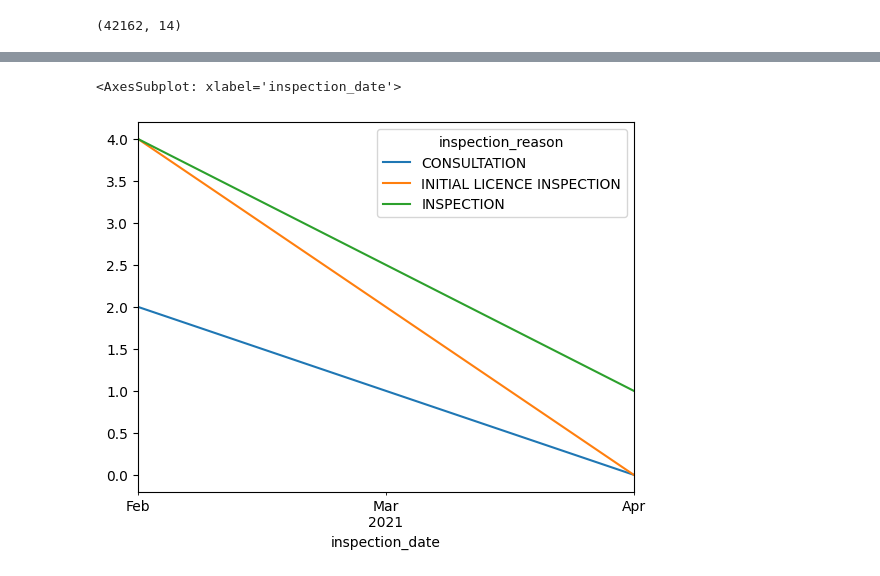
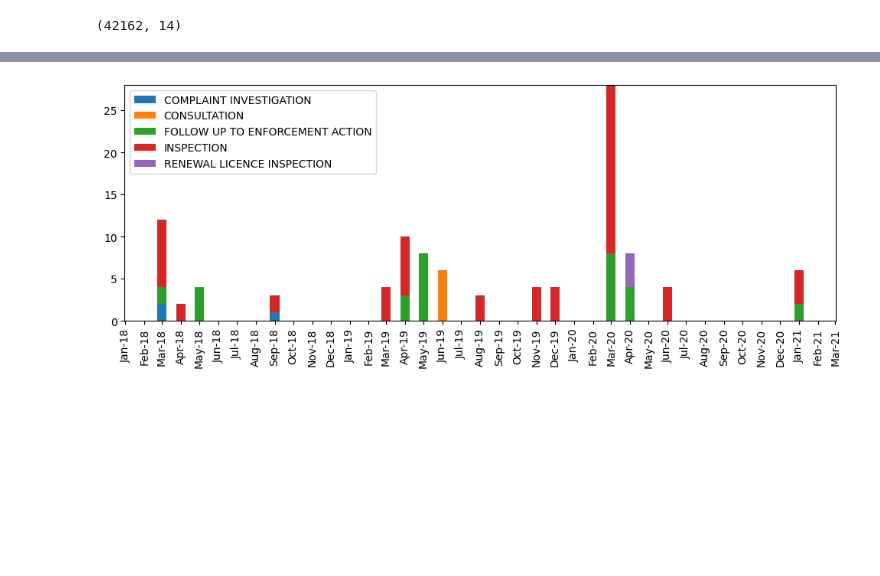
Before and after one commit to brunocgf/calgary_childcares, a Jupyter notebook: workbook.ipynb, the cells around one changed output, grey strips where cells are left out. Drawn from its saved outputs; the diff is of its cells as text; code cells hidden in the pictures; blank space fills up the shorter version.

Commit message:
filtered incident plot

```diff
--- a/workbook.ipynb
+++ b/workbook.ipynb
@@ -239,6 +242,8 @@ df_clean = pd.read_feather("./data/clean.feather")
 df_clean.shape
 # %% [output]
 (42162, 14)
+# %%
+df_clean = df_clean[df_clean['inspection_date'] > '2018-01-01']
 # %%
 df_clean.groupby(['program_name', 'inspection_reason']).agg({'index': 'count', 'inspection_date': 'max'}).reset_index().sort_values('index', ascending=False).head(10)
 # %% [output]
@@ -256,4 +261,4 @@ df_clean.groupby(['program_name', 'inspection_reason']).agg({'index': 'count', '
 # %%
-program_name = "CLEVER CENTRE UNIVERSITY DISTRICT"
+program_name = "KINDERHAUS MONTESSORI ACADEMY"
 # %%
 df_filtered = df_clean[df_clean['program_name'].str.contains(program_name)]
@@ -276,4 +265,3 @@ df_filtered.groupby(['inspection_reason', pd.Grouper(key='inspection_date', freq
 # %%
 #df_barplot = df_filtered.groupby(['inspection_reason', 'inspection_date']).index.count().reset_index()>
-df_barplot = df_filtered.groupby(['inspection_reason', pd.Grouper(key='inspection_date', freq='M')]).index.count().unstack(0)
-df_barplot.plot.bar(stacked=True)
+df_plot = df_filtered.groupby(['inspection_reason', pd.Grouper(key='inspection_date', freq='MS')]).index.count().unstack(0).fillna(0)
@@ -283,5 +268,20 @@ df_barplot.plot.bar(stacked=True)
 # %%
-df_barplot.plot(stacked=True)
+month_year_formatter = mdates.DateFormatter('%b-%y')
+
+y0 = pd.Series(0, index=df_plot.index)
+
+fig, ax = plt.subplots(figsize=(12,4))
+monthly_locator = mdates.MonthLocator()
+ax.xaxis.set_major_locator(monthly_locator) # Locator for major axis only.
+ax.xaxis.set_major_formatter(month_year_formatter)
+ax.xaxis_date()
+for c in df_plot.columns:
+    ax.bar(df_plot.index, df_plot[c], 15, label=c, bottom = y0)
+    y0 = y0 + df_plot[c]
+ax.legend()
+
+plt.xticks(rotation='vertical')
+
+plt.show()
 # %% [output]
-<AxesSubplot: xlabel='inspection_date'>
-[figure, old version]
+[figure, new version]
```
Also changed, not shown: parts of 5 cells of this notebook.
